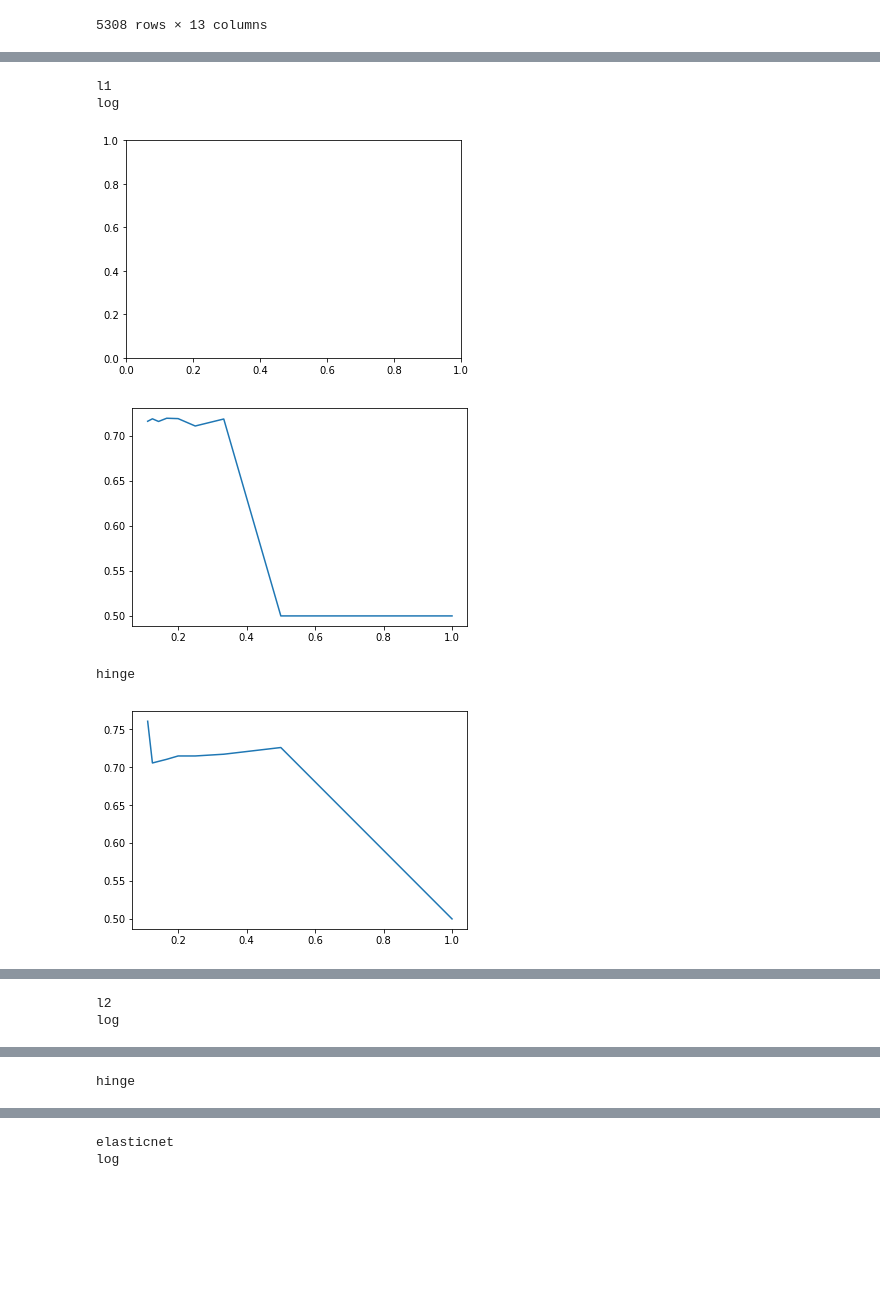
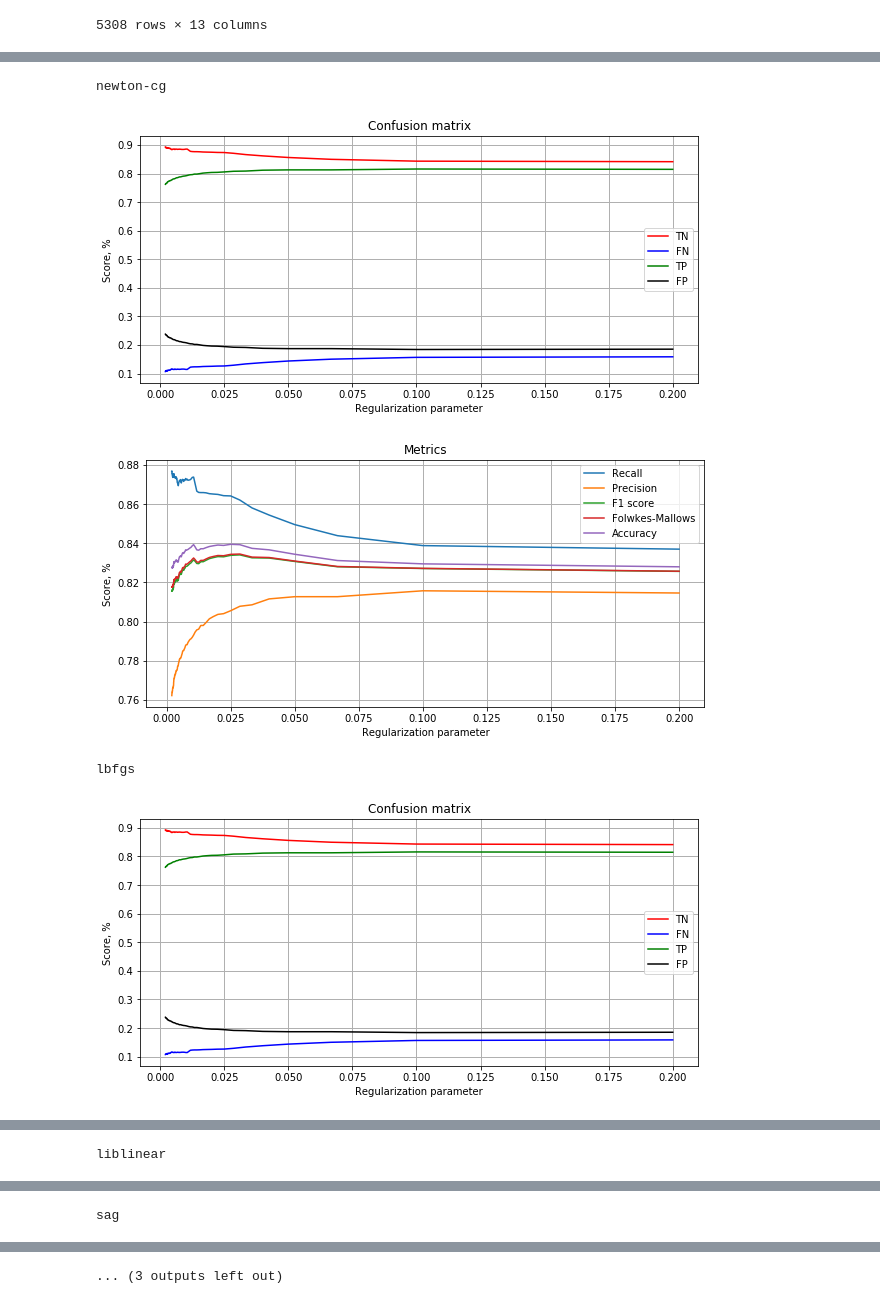
Before and after one commit to SemVan/PySignalClassifier, a Jupyter notebook: TreeSignalClassifier.ipynb, the cells around one changed output, grey strips where cells are left out. Drawn from its saved outputs; the diff is of its cells as text; code cells hidden in the pictures; blank space fills up the shorter version.

```diff
--- a/TreeSignalClassifier.ipynb
+++ b/TreeSignalClassifier.ipynb
@@ -210,32 +224,30 @@ full_plot(scores, estims, ["Number of trees", "Score, %"],conf_mat, ["Number of
 # %%
-# ‘perceptron’, or a regression loss: ‘squared_loss’, ‘huber’, ‘epsilon_insensitive’, or ‘squared_epsilon_insensitive’.
+lin_clf = linear_model.LogisticRegression()
+penalties = ['l1','l2']
 
-lin_clf = linear_model.SGDClassifier()
-penalties = ['l1','l2','elasticnet']
-# reguls = ['log', 'hinge', 'modified_huber', 'squared_hinge', 'perceptron']
-reguls = ['log', 'hinge']
-for peny in penalties:
-    print(peny)
-    lin_clf.penalty = peny
-    for reg in reguls:
-        lin_clf.loss = reg
-        print(reg)
-        scores = []
-        alphas = []
-        for i in range(1, 10, 1):
-            a = 1/i
-            lin_clf.alpha = a
-            lin_clf.fit(df_train[features].values, df_train['target'].values)
-            scoreRes = lin_clf.score(df_ver[features].values, df_ver['target'].values)
-            scores.append(scoreRes)
-            alphas.append(a)
-        plt.figure()
-        plt.plot(alphas, scores)
-        plt.show()
+lin_clf.tol = 0.000001
+solvers = ['newton-cg', 'lbfgs', 'liblinear', 'sag', 'saga']
+
+for sol in solvers:
+    lin_clf.solver = sol
+    scores = []
+    alphas = []
+    conf_mat = []
+    for i in range(10, 1000, 10):
+        a = 2/i
+        lin_clf.C = a
+        lin_clf.fit(df_train[features].values, df_train['target'].values)
+        scoreRes = lin_clf.score(df_ver[features].values, df_ver['target'].values)
+        res_pred = lin_clf.predict(df_ver[features].values)
+        scores.append(scoreRes)
+        conf_mat.append(confusion_matrix(res_pred, df_ver['target'].values)/halfLength)
+        alphas.append(a)
+    print(sol)
+    full_plot(conf_mat, alphas, ["Regularization parameter", 'Score, %'])
+    plt.show()
 # %% [output]
-l1
-log
+newton-cg
-[figure, old version]
+[figure, new version]
-[figure, old version]
+[figure, new version]
-hinge
+lbfgs
-[figure, old version]
+[figure, new version]
@@ -242,2 +255 @@ hinge
-l2
-log
+liblinear
@@ -245 +258 @@ log
-hinge
+sag
@@ -247,2 +261 @@ hinge
-elasticnet
-log
+... (3 outputs left out)
```
Also changed, not shown: parts of 7 cells of this notebook.
